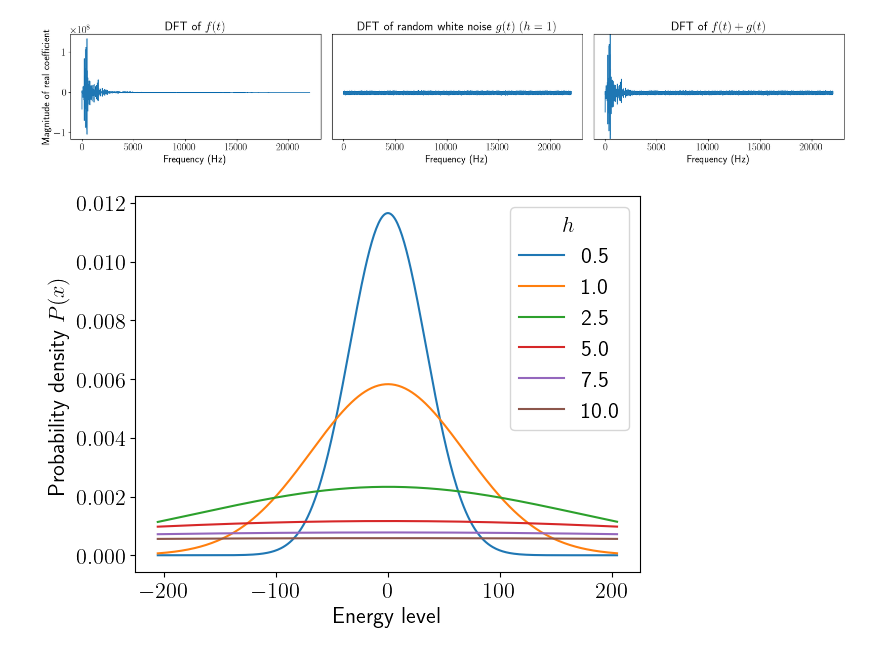
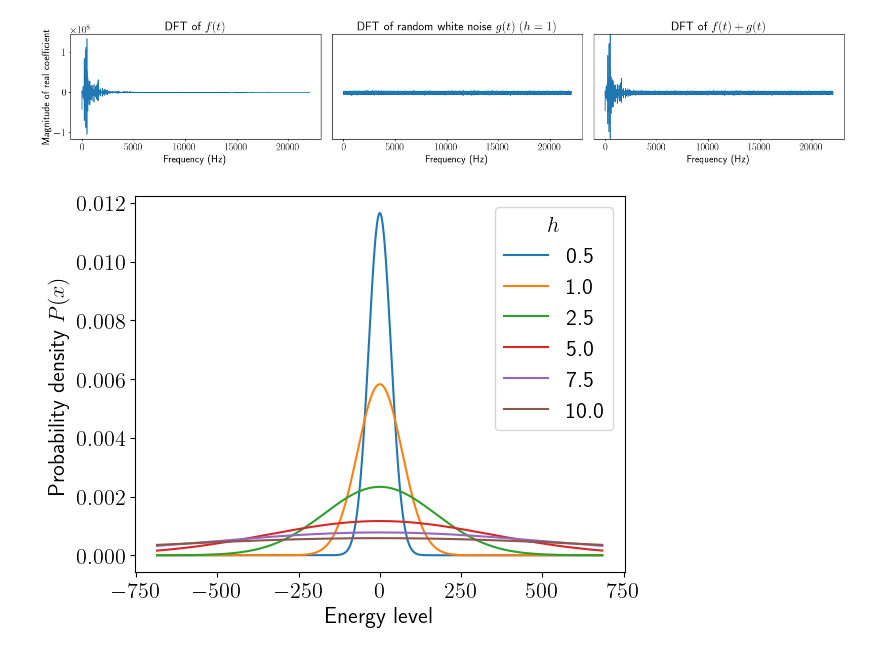
Before and after one commit to ArjunS07/math-ee-code, a Jupyter notebook: music_recognition/noise.ipynb, the cells around one changed output. Cells and saved outputs as stored; diff of their text form; code cells hidden in the pictures.

```diff
--- a/music_recognition/noise.ipynb
+++ b/music_recognition/noise.ipynb
@@ -129,15 +129,16 @@ for noise_level in NOISE_LEVELS:
 # %%
 
 plt.rcParams.update({'font.size': 16})
 from scipy.stats import norm
-x_axis = np.arange(-3*mean_noise_level, 3*mean_noise_level, 1)
+x_axis = np.arange(-10*mean_noise_level, 10*mean_noise_level, 1)
 
 for noise_level in NOISE_LEVELS[1:]:
     plt.plot(x_axis, norm.pdf(x_axis,0,noise_level * mean_noise_level), label=f'{noise_level}')
+
 plt.xlabel('Energy level')
 plt.ylabel('Probability density $P(x)$')
 plt.legend(title='$h$')
 plt.tight_layout()
 plt.savefig('noise_distributions.png')
 # %% [output]
-[figure, old version]
+[figure, new version]
```
Also changed, not shown: parts of 2 cells of this notebook, 5 other files.
